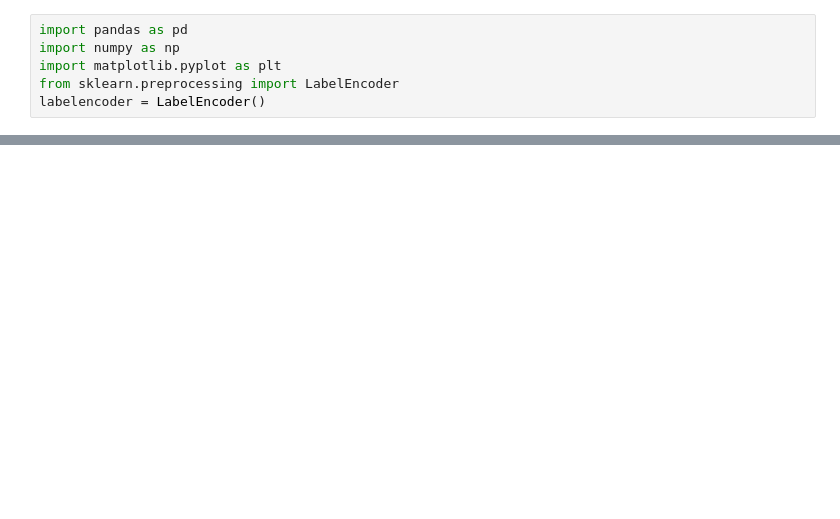
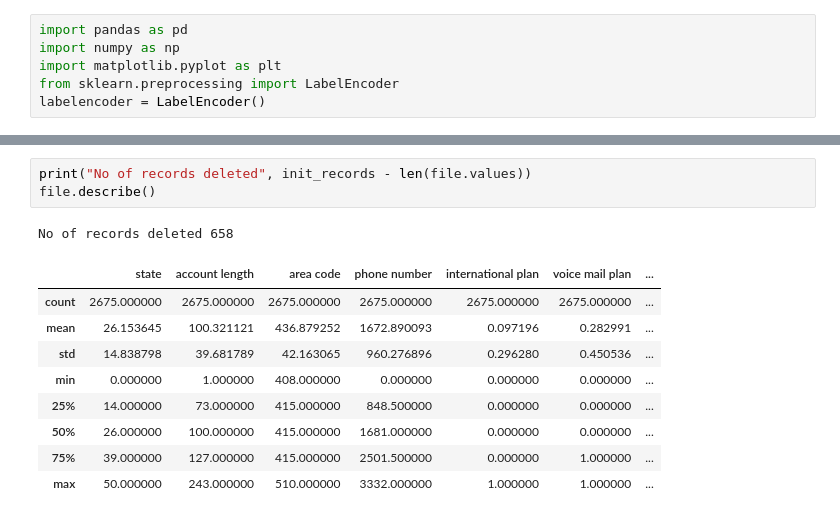
Before and after one commit to Praddonekal/Hem-Ra-Assignment1, a Jupyter notebook: Telecommunication.ipynb, the cells around one changed output, grey strips where cells are left out. Drawn from its saved outputs; the diff is of its cells as text; blank space fills up the shorter version.

```diff
--- a/Telecommunication.ipynb
+++ b/Telecommunication.ipynb
@@ -61,3 +93,17 @@ file
+# %%
+print("No of records deleted", init_records - len(file.values))
+file.describe()
+# %% [output]
+No of records deleted 658
+|  | state | account length | area code | phone number | international plan | voice mail plan | ... |
+| count | 2675.000000 | 2675.000000 | 2675.000000 | 2675.000000 | 2675.000000 | 2675.000000 | ... |
+| mean | 26.153645 | 100.321121 | 436.879252 | 1672.890093 | 0.097196 | 0.282991 | ... |
+| std | 14.838798 | 39.681789 | 42.163065 | 960.276896 | 0.296280 | 0.450536 | ... |
+| min | 0.000000 | 1.000000 | 408.000000 | 0.000000 | 0.000000 | 0.000000 | ... |
+| 25% | 14.000000 | 73.000000 | 415.000000 | 848.500000 | 0.000000 | 0.000000 | ... |
+| 50% | 26.000000 | 100.000000 | 415.000000 | 1681.000000 | 0.000000 | 0.000000 | ... |
+| 75% | 39.000000 | 127.000000 | 415.000000 | 2501.500000 | 0.000000 | 1.000000 | ... |
+| max | 50.000000 | 243.000000 | 510.000000 | 3332.000000 | 1.000000 | 1.000000 | ... |
 # %%
 file[file.dtypes[(file.dtypes=="float64")|(file.dtypes=="int64")]
                         .index.values].hist(figsize=[25,20])
```
Also changed, not shown: parts of 9 cells of this notebook, 2 other files.
